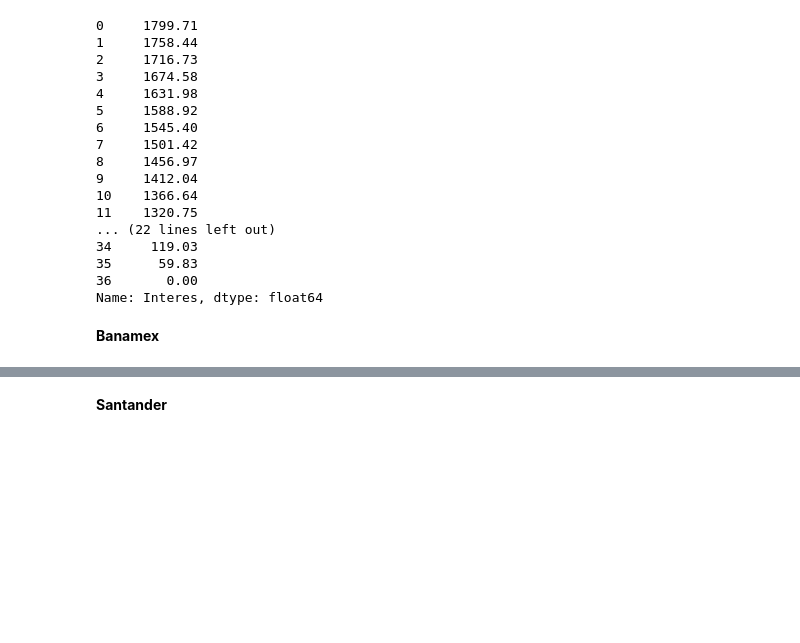
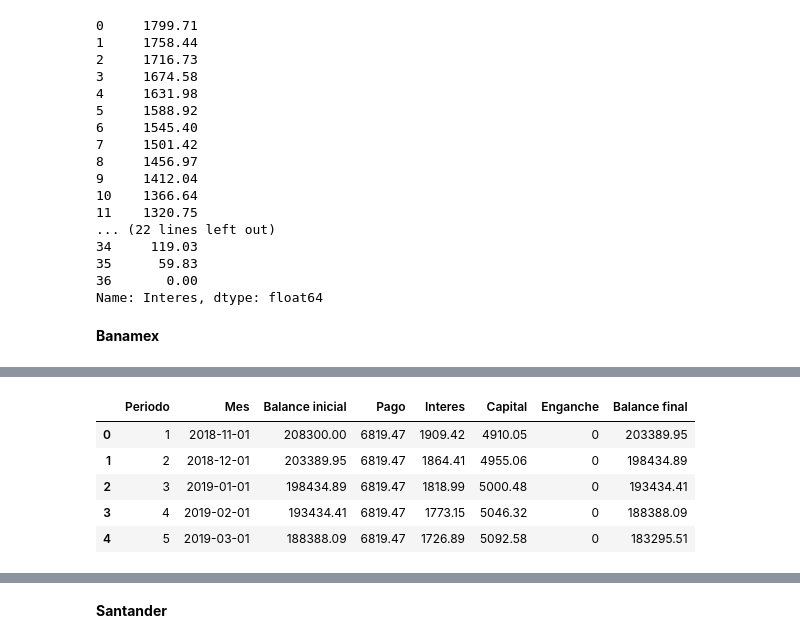
Before and after one commit to labv98/Proyecto-2, a Jupyter notebook: ProyectoModulo2_FrancoJE_FigueroaAR_BarraganVL.ipynb, the cells around one changed output, grey strips where cells are left out. Cells and saved outputs as stored; diff of their text form; code cells hidden in the pictures; blank space fills up the shorter version.

```diff
--- a/ProyectoModulo2_FrancoJE_FigueroaAR_BarraganVL.ipynb
+++ b/ProyectoModulo2_FrancoJE_FigueroaAR_BarraganVL.ipynb
@@ -179,0 +220,9 @@ Name: Interes, dtype: float64
+# %%
+df.head()
+# %% [output]
+|  | Periodo | Mes | Balance inicial | Pago | Interes | Capital | Enganche | Balance final |
+| 0 | 1 | 2018-11-01 | 208300.00 | 6819.47 | 1909.42 | 4910.05 | 0 | 203389.95 |
+| 1 | 2 | 2018-12-01 | 203389.95 | 6819.47 | 1864.41 | 4955.06 | 0 | 198434.89 |
+| 2 | 3 | 2019-01-01 | 198434.89 | 6819.47 | 1818.99 | 5000.48 | 0 | 193434.41 |
+| 3 | 4 | 2019-02-01 | 193434.41 | 6819.47 | 1773.15 | 5046.32 | 0 | 188388.09 |
+| 4 | 5 | 2019-03-01 | 188388.09 | 6819.47 | 1726.89 | 5092.58 | 0 | 183295.51 |
```
Also changed, not shown: parts of 13 cells of this notebook.
